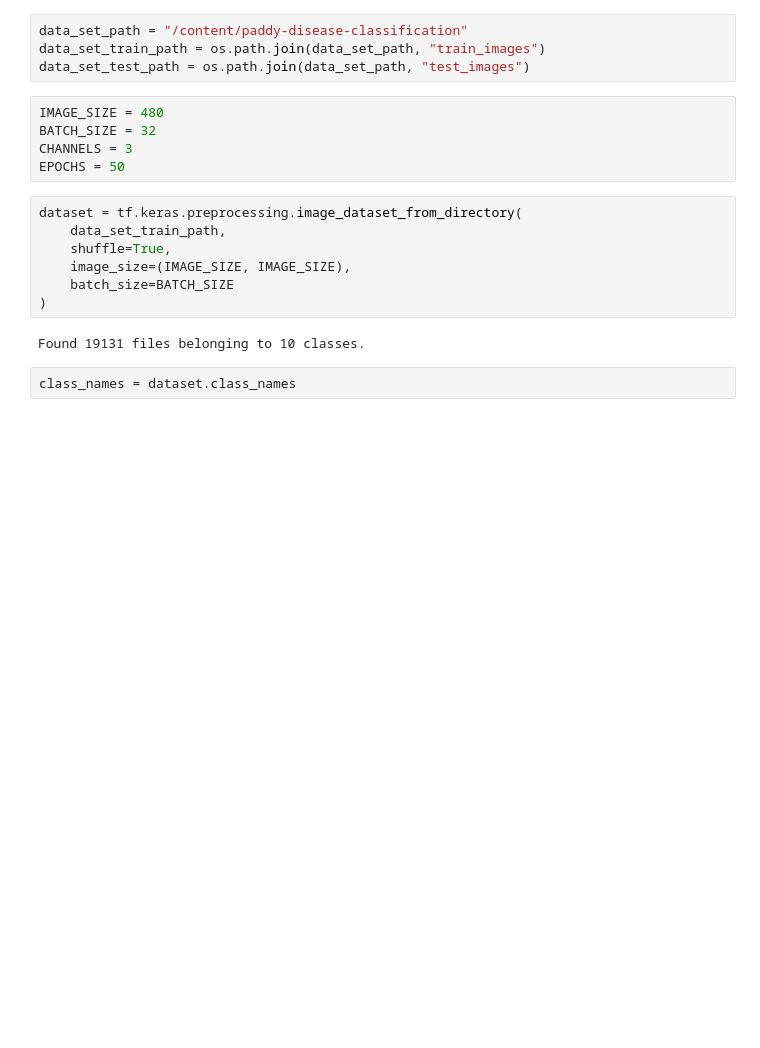
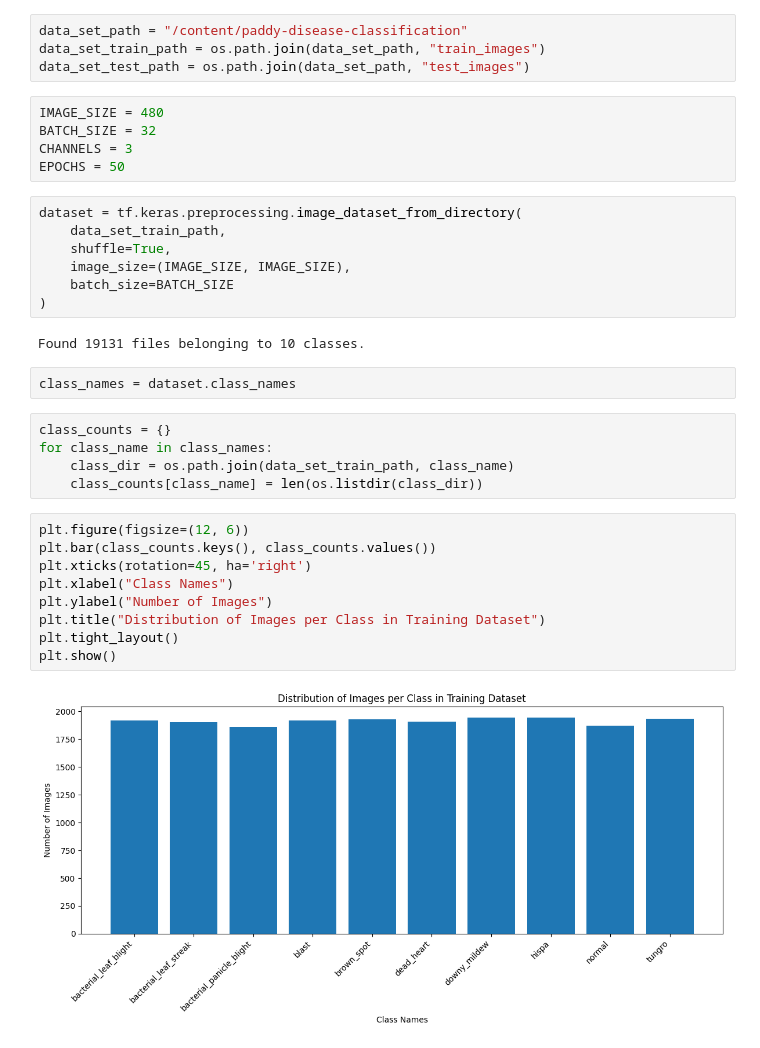
Before and after one commit to Nuwanthapasindu/paddy-disease-prediction-ai-model, a Jupyter notebook: model.ipynb, the cells around one changed output. Cells and saved outputs as stored; diff of their text form; blank space fills up the shorter version.

Commit message:
feat: Visualize image distribution per class

```diff
--- a/model.ipynb
+++ b/model.ipynb
@@ -51,3 +51,19 @@ dataset = tf.keras.preprocessing.image_dataset_from_directory(
 Found 19131 files belonging to 10 classes.
 # %%
 class_names = dataset.class_names
+# %%
+class_counts = {}
+for class_name in class_names:
+    class_dir = os.path.join(data_set_train_path, class_name)
+    class_counts[class_name] = len(os.listdir(class_dir))
+# %%
+plt.figure(figsize=(12, 6))
+plt.bar(class_counts.keys(), class_counts.values())
+plt.xticks(rotation=45, ha='right')
+plt.xlabel("Class Names")
+plt.ylabel("Number of Images")
+plt.title("Distribution of Images per Class in Training Dataset")
+plt.tight_layout()
+plt.show()
+# %% [output]
+[figure, added]
```
